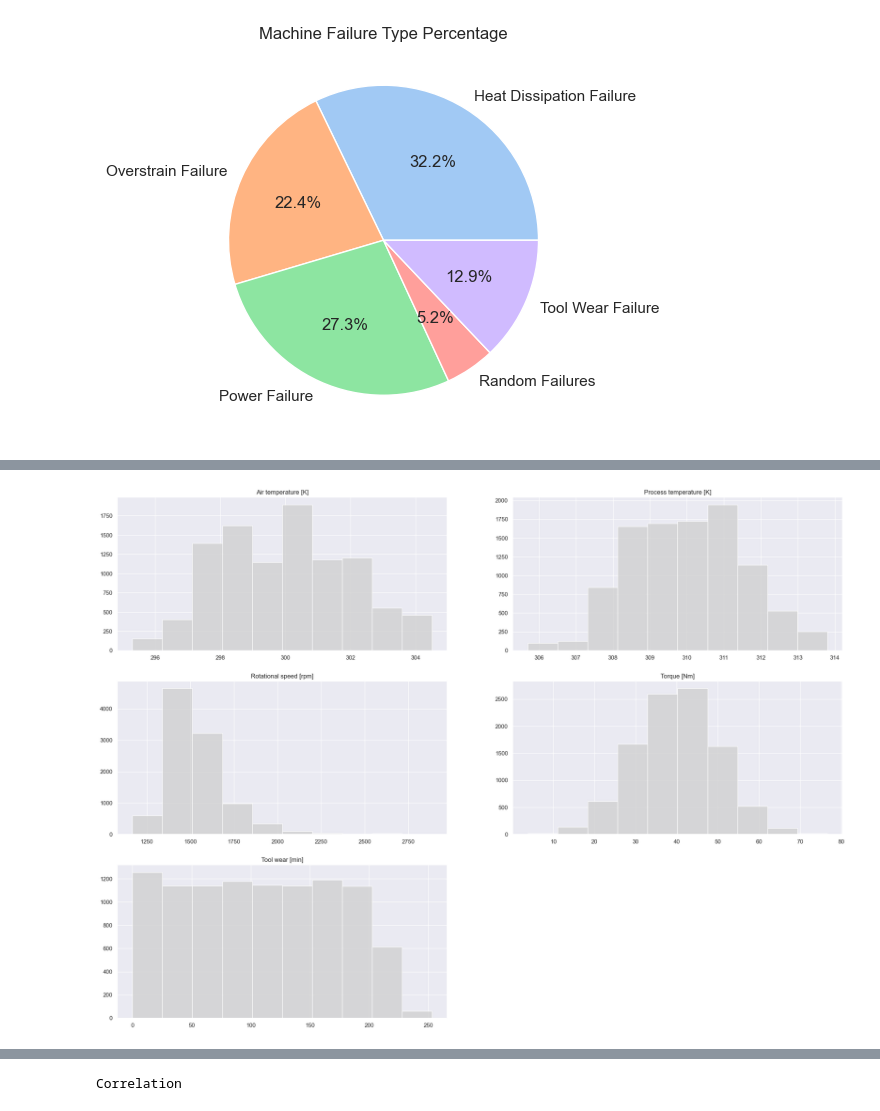
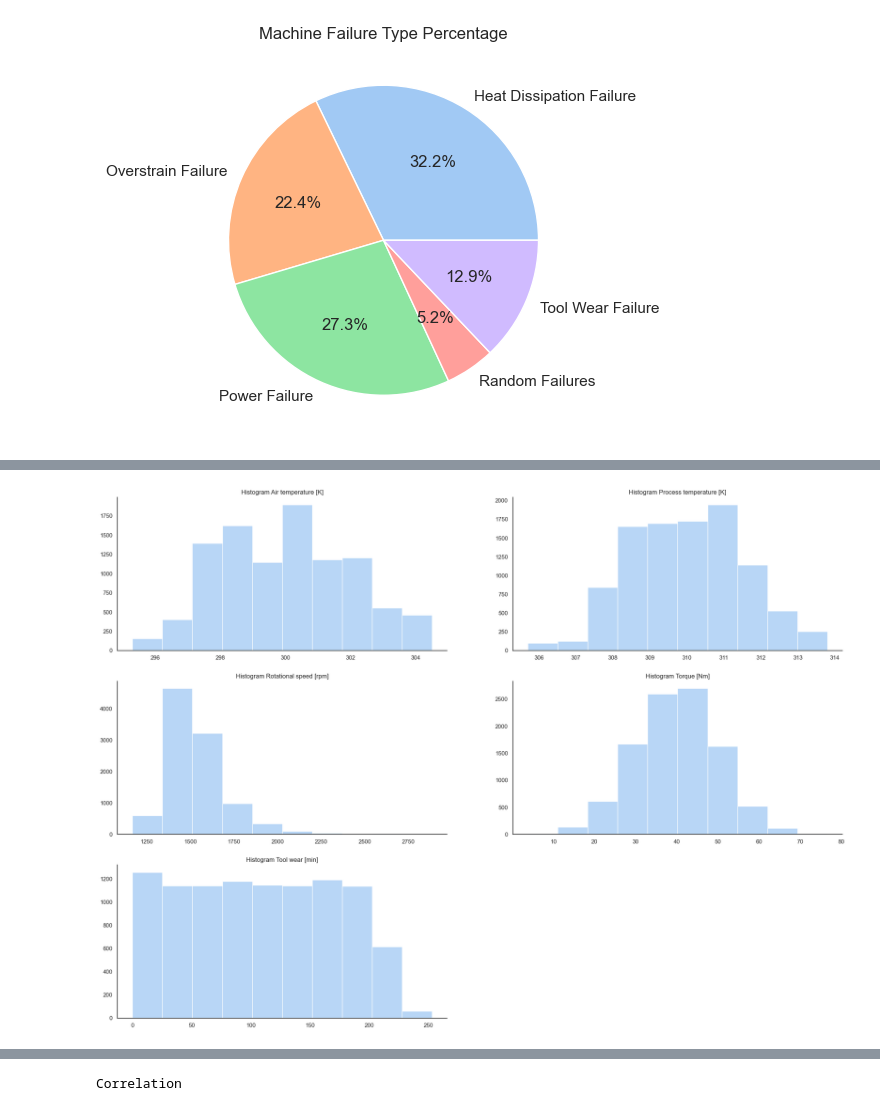
Before and after one commit to anamariapego/MachinePredictiveMaintenance, a Jupyter notebook: analytics.ipynb, the cells around one changed output, grey strips where cells are left out. Drawn from its saved outputs; the diff is of its cells as text; code cells hidden in the pictures.

```diff
--- a/analytics.ipynb
+++ b/analytics.ipynb
@@ -174,21 +170,20 @@ Frequency of failure type:
 # %%
-#
-
 columns_number = dataset.drop(columns=['Target', 'UDI']).select_dtypes(exclude=['object']).columns
 
 plt.figure(figsize=(25, 50))
+sns.set_style("white")
 col_count = 1
 
 for col in columns_number[:10]:
     plt.subplot(8, 2, col_count)
-    sns.histplot(x=dataset[col], kde=False, bins=10, color='#cfcfcf')
+    sns.histplot(x=dataset[col], kde=False, bins=10, color='#a1c9f4')
 
-    plt.title(f'{col}')
+    plt.title(f'Histogram {col}')
     plt.xlabel('')
     plt.ylabel('')
 
     col_count += 1
 
-plt.show()
+sns.despine()
 # %% [output]
-[figure, old version]
+[figure, new version]
```
Also changed, not shown: parts of 48 cells of this notebook.
